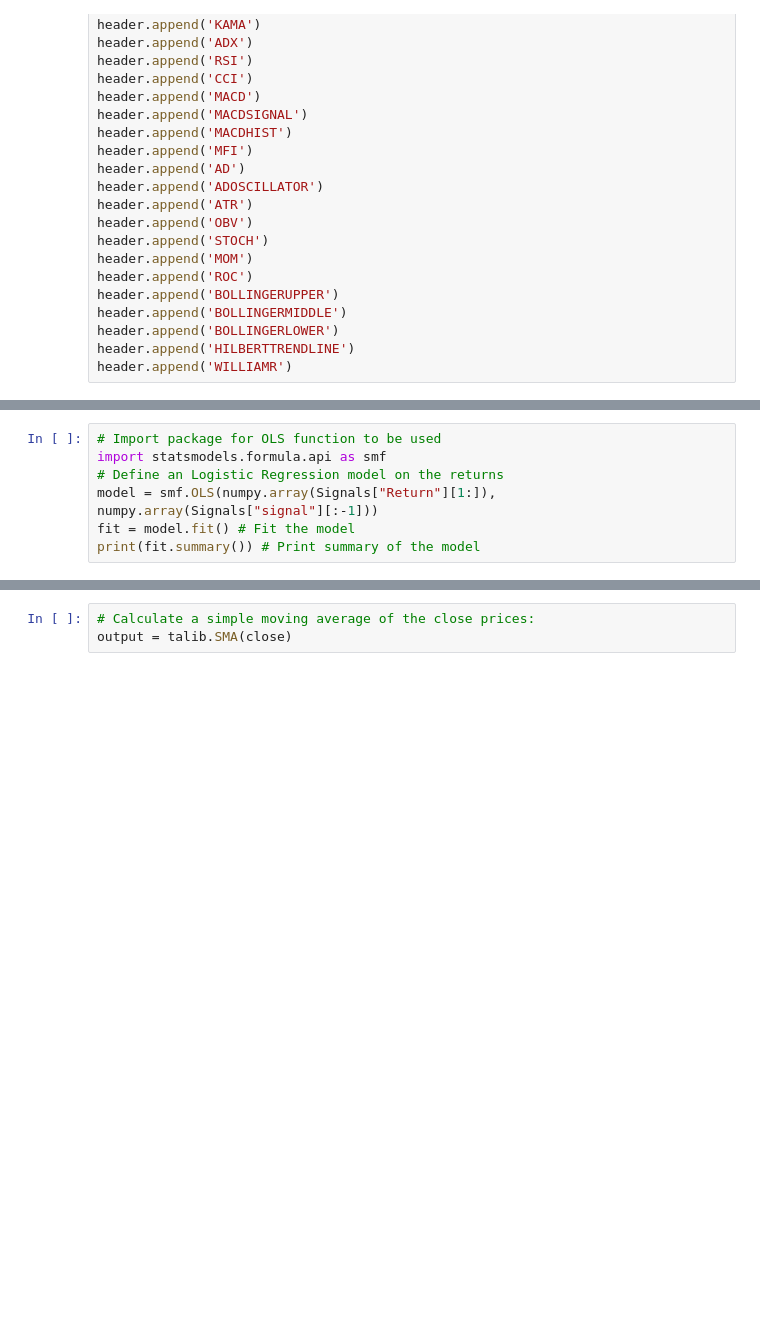
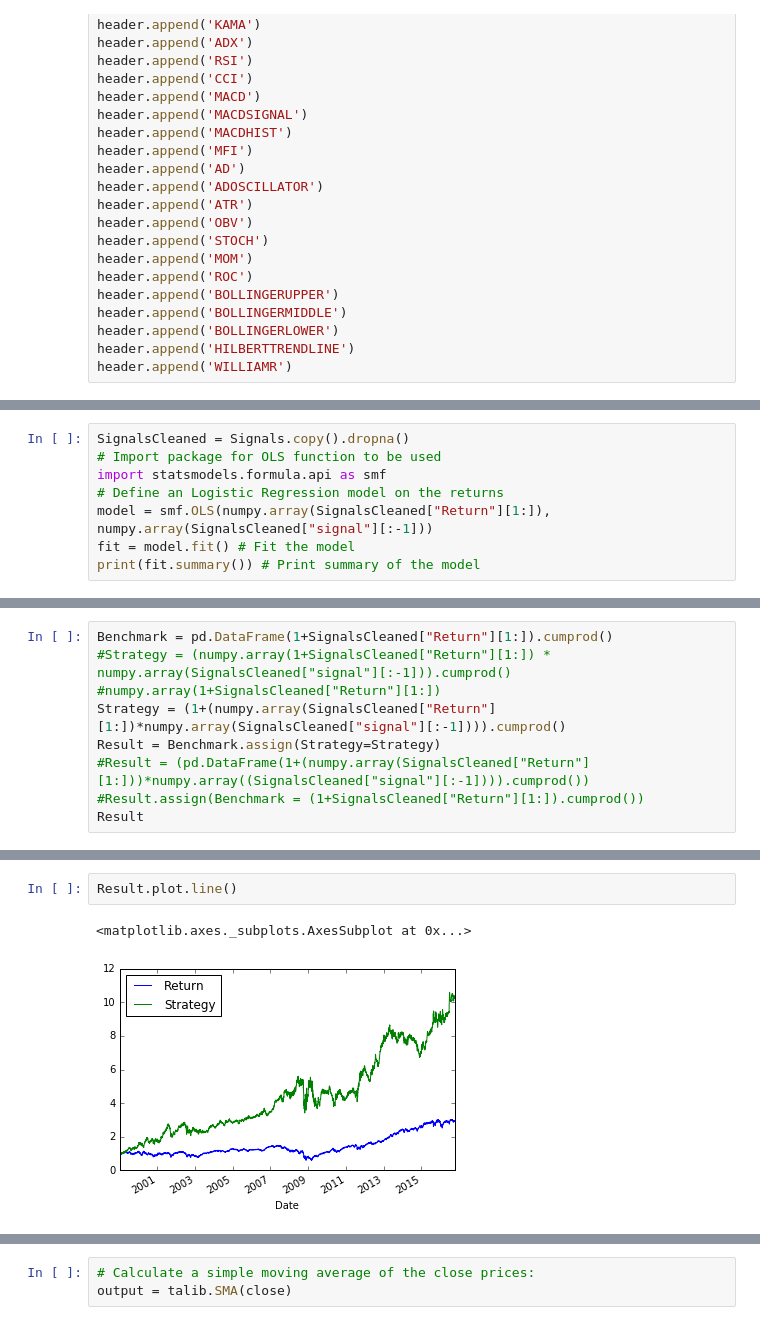
Before and after one commit to ProjectFE595/Project, a Jupyter notebook: Technical Indicators Test (TA-Lib).ipynb, the cells around one changed output, grey strips where cells are left out. Saved outputs shown, nothing was run; the diff lists cells and outputs as text; blank space fills up the shorter version.

```diff
--- a/Technical Indicators Test (TA-Lib).ipynb
+++ b/Technical Indicators Test (TA-Lib).ipynb
@@ -71,8 +113,9 @@ Signals["signal"] = Signals["Close"] - Signals["Ind"]
 # %%
+SignalsCleaned = Signals.copy().dropna()
 # Import package for OLS function to be used
 import statsmodels.formula.api as smf
 # Define an Logistic Regression model on the returns
-model = smf.OLS(numpy.array(Signals["Return"][1:]), numpy.array(Signals["signal"][:-1]))
+model = smf.OLS(numpy.array(SignalsCleaned["Return"][1:]), numpy.array(SignalsCleaned["signal"][:-1]))
 fit = model.fit() # Fit the model
 print(fit.summary()) # Print summary of the model
 # %% [output]
@@ -93,3 +136,12 @@ Covariance Type:            nonrobust
 
 Warnings:
 [1] Standard Errors assume that the covariance matrix of the errors is correctly specified.
+# %%
+Benchmark = pd.DataFrame(1+SignalsCleaned["Return"][1:]).cumprod()
+#Strategy = (numpy.array(1+SignalsCleaned["Return"][1:]) * numpy.array(SignalsCleaned["signal"][:-1])).cumprod()
+#numpy.array(1+SignalsCleaned["Return"][1:])
+Strategy = (1+(numpy.array(SignalsCleaned["Return"][1:])*numpy.array(SignalsCleaned["signal"][:-1]))).cumprod()
+Result = Benchmark.assign(Strategy=Strategy)
+#Result = (pd.DataFrame(1+(numpy.array(SignalsCleaned["Return"][1:]))*numpy.array((SignalsCleaned["signal"][:-1]))).cumprod())
+#Result.assign(Benchmark = (1+SignalsCleaned["Return"][1:]).cumprod())
+Result
@@ -95,0 +168,5 @@ Warnings:
+# %%
+Result.plot.line()
+# %% [output]
+<matplotlib.axes._subplots.AxesSubplot at 0x...>
+[figure, added]
```
Also changed, not shown: parts of 11 cells of this notebook, 13 other files.
